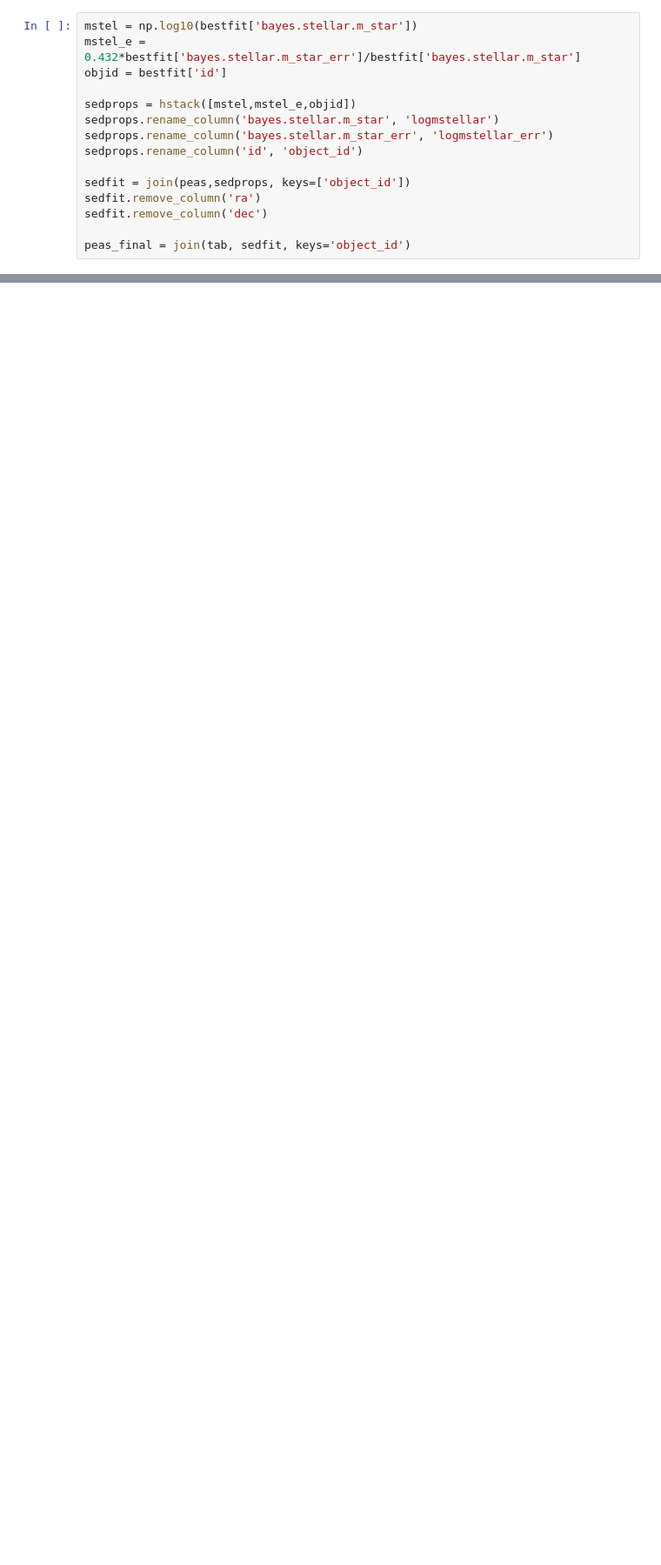
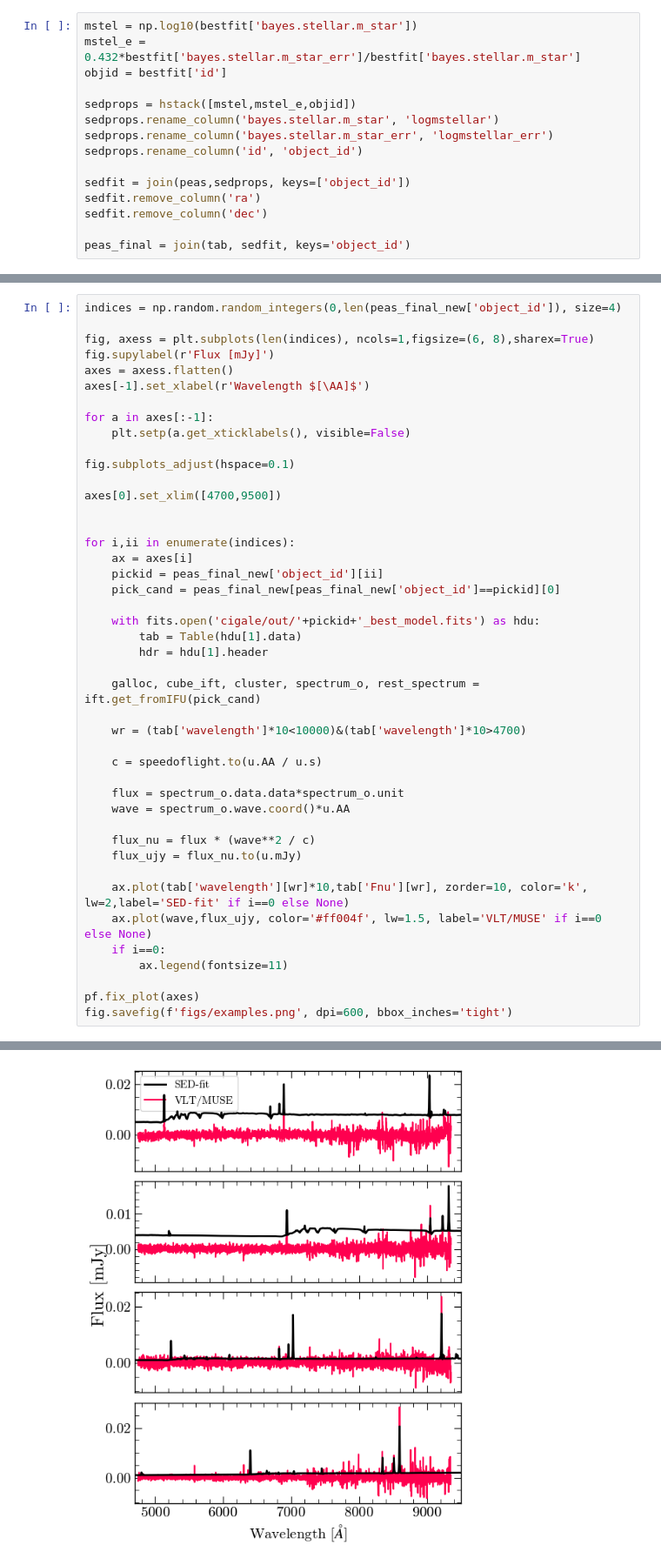
Before and after one commit to 0hardytom/eelgs, a Jupyter notebook: notebooks/epiph/week1/cigale_check.ipynb, the cells around one changed output, grey strips where cells are left out. Shown at 87% size. Drawn from its saved outputs; the diff is of its cells as text; blank space fills up the shorter version.

```diff
--- a/notebooks/epiph/week1/cigale_check.ipynb
+++ b/notebooks/epiph/week1/cigale_check.ipynb
@@ -107,0 +253,45 @@ genesis_metallicity.genesis_metallicity.genesis_metallicity
+# %%
+indices = np.random.random_integers(0,len(peas_final_new['object_id']), size=4)
+
+fig, axess = plt.subplots(len(indices), ncols=1,figsize=(6, 8),sharex=True)
+fig.supylabel(r'Flux [mJy]')
+axes = axess.flatten()
+axes[-1].set_xlabel(r'Wavelength $[\AA]$')
+
+for a in axes[:-1]:
+    plt.setp(a.get_xticklabels(), visible=False)
+
+fig.subplots_adjust(hspace=0.1)
+
+axes[0].set_xlim([4700,9500])
+
+
+for i,ii in enumerate(indices):
+    ax = axes[i]
+    pickid = peas_final_new['object_id'][ii]
+    pick_cand = peas_final_new[peas_final_new['object_id']==pickid][0]
+
+    with fits.open('cigale/out/'+pickid+'_best_model.fits') as hdu:
+        tab = Table(hdu[1].data)
+        hdr = hdu[1].header
+
+    galloc, cube_ift, cluster, spectrum_o, rest_spectrum = ift.get_fromIFU(pick_cand)
+
+    wr = (tab['wavelength']*10<10000)&(tab['wavelength']*10>4700)
+
+    c = speedoflight.to(u.AA / u.s)
+
+    flux = spectrum_o.data.data*spectrum_o.unit
+    wave = spectrum_o.wave.coord()*u.AA
+
+    flux_nu = flux * (wave**2 / c)
+    flux_ujy = flux_nu.to(u.mJy)
+
+    ax.plot(tab['wavelength'][wr]*10,tab['Fnu'][wr], zorder=10, color='k', lw=2,label='SED-fit' if i==0 else None)
+    ax.plot(wave,flux_ujy, color='#ff004f', lw=1.5, label='VLT/MUSE' if i==0 else None)
+    if i==0:
+        ax.legend(fontsize=11)
+
+pf.fix_plot(axes)
+fig.savefig(f'figs/examples.png', dpi=600, bbox_inches='tight')
+# %% [output]
@@ -107,0 +304 @@ genesis_metallicity.genesis_metallicity.genesis_metallicity
+[figure, added]
```
Also changed, not shown: parts of 10 cells of this notebook.
